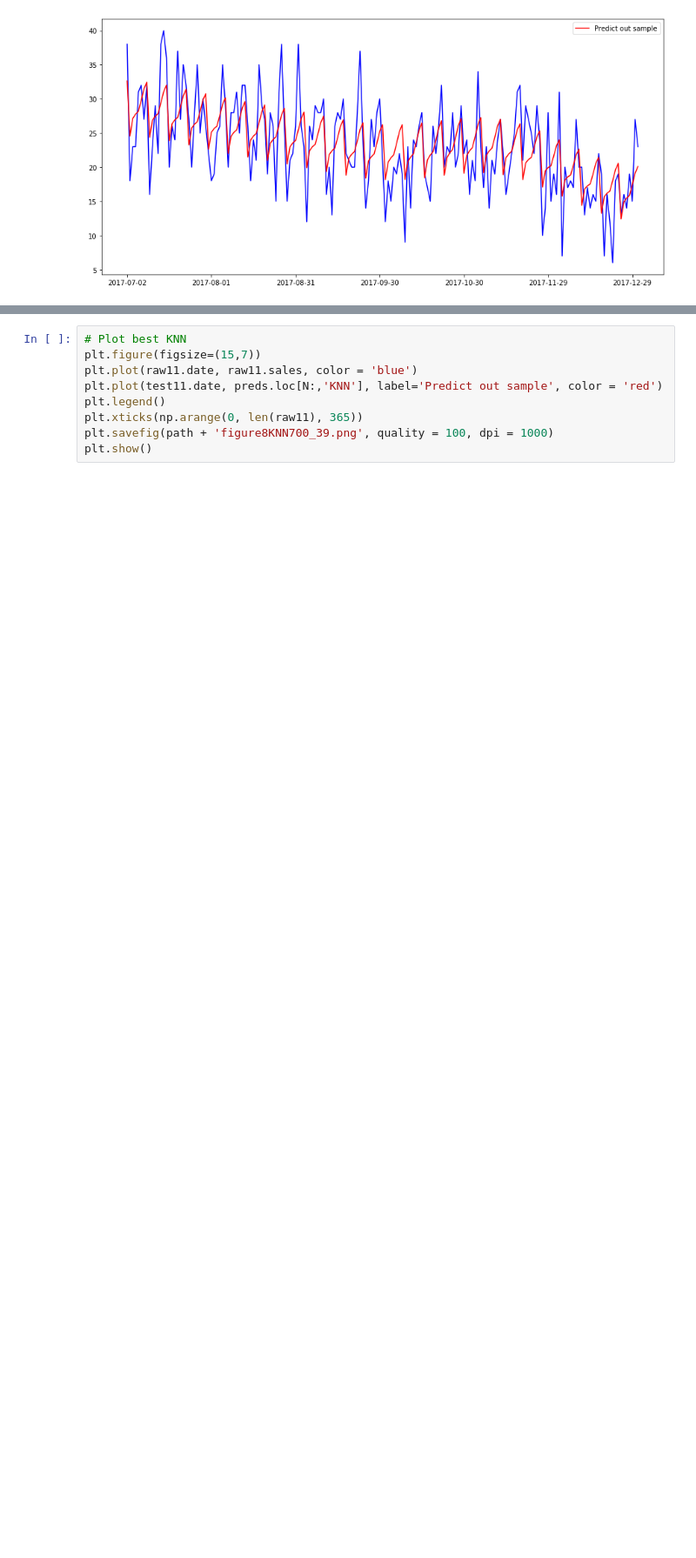
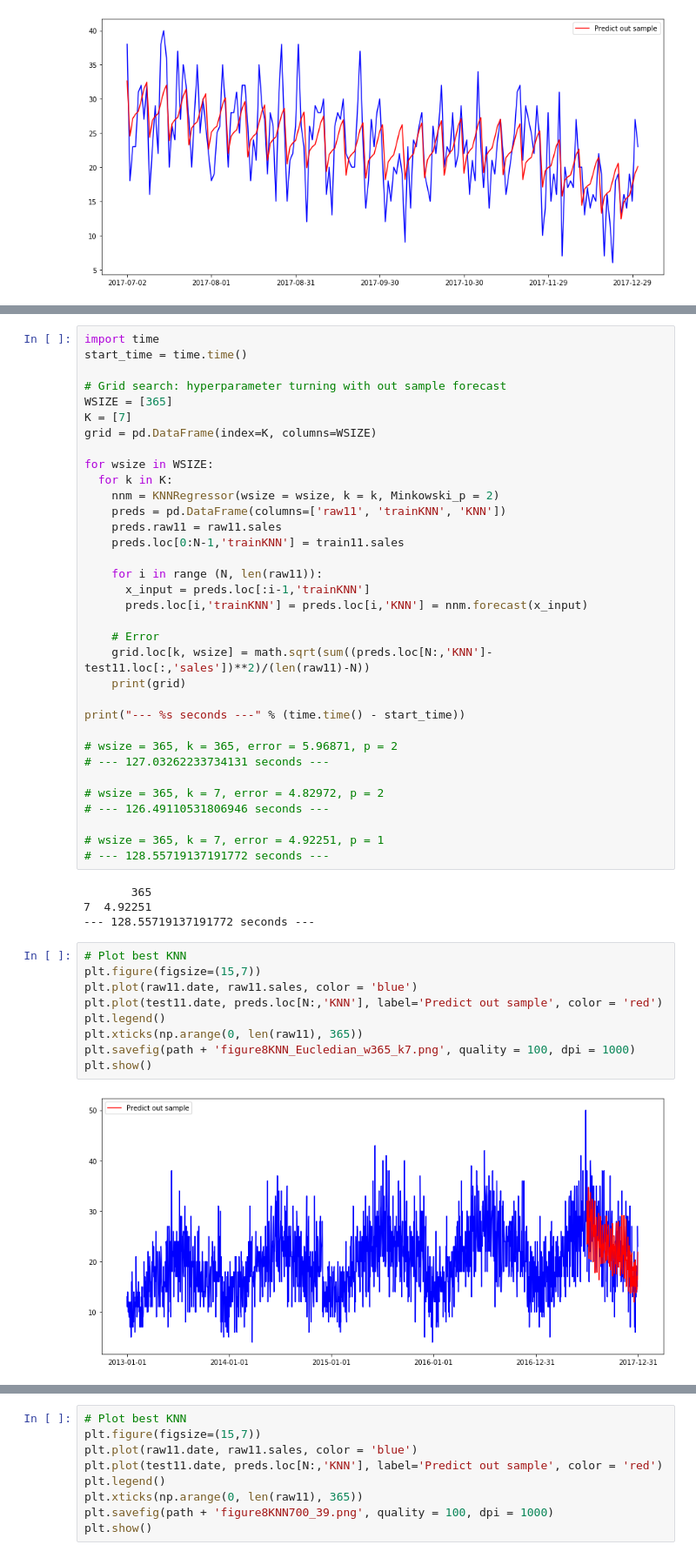
Before and after one commit to sangttruong/hybcast, a Jupyter notebook: main.ipynb, the cells around one changed output, grey strips where cells are left out. Shown at 87% size. Cells and saved outputs as stored; diff of their text form; blank space fills up the shorter version.

```diff
--- a/main.ipynb
+++ b/main.ipynb
@@ -536 +594,50 @@ def match_dev_local(x1, x2):
+# %%
+import time
+start_time = time.time()
+
+# Grid search: hyperparameter turning with out sample forecast
+WSIZE = [365]
+K = [7]
+grid = pd.DataFrame(index=K, columns=WSIZE)
+
+for wsize in WSIZE:
+  for k in K:
+    nnm = KNNRegressor(wsize = wsize, k = k, Minkowski_p = 2)
+    preds = pd.DataFrame(columns=['raw11', 'trainKNN', 'KNN'])
+    preds.raw11 = raw11.sales
+    preds.loc[0:N-1,'trainKNN'] = train11.sales
+
+    for i in range (N, len(raw11)):
+      x_input = preds.loc[:i-1,'trainKNN']
+      preds.loc[i,'trainKNN'] = preds.loc[i,'KNN'] = nnm.forecast(x_input)
+
+    # Error
+    grid.loc[k, wsize] = math.sqrt(sum((preds.loc[N:,'KNN']-test11.loc[:,'sales'])**2)/(len(raw11)-N))
+    print(grid)
+
+print("--- %s seconds ---" % (time.time() - start_time))
+
+# wsize = 365, k = 365, error = 5.96871, p = 2
+# --- 127.03262233734131 seconds ---
+
+# wsize = 365, k = 7, error = 4.82972, p = 2
+# --- 126.49110531806946 seconds ---
+
+# wsize = 365, k = 7, error = 4.92251, p = 1
+# --- 128.55719137191772 seconds ---
+# %% [output]
+       365
+7  4.92251
+--- 128.55719137191772 seconds ---
+# %%
+# Plot best KNN
+plt.figure(figsize=(15,7))
+plt.plot(raw11.date, raw11.sales, color = 'blue')
+plt.plot(test11.date, preds.loc[N:,'KNN'], label='Predict out sample', color = 'red')
+plt.legend()
+plt.xticks(np.arange(0, len(raw11), 365))
+plt.savefig(path + 'figure8KNN_Eucledian_w365_k7.png', quality = 100, dpi = 1000)
+plt.show()
+# %% [output]
+[figure, added]
 # %% [markdown]
```
Also changed, not shown: parts of 38 cells of this notebook.
